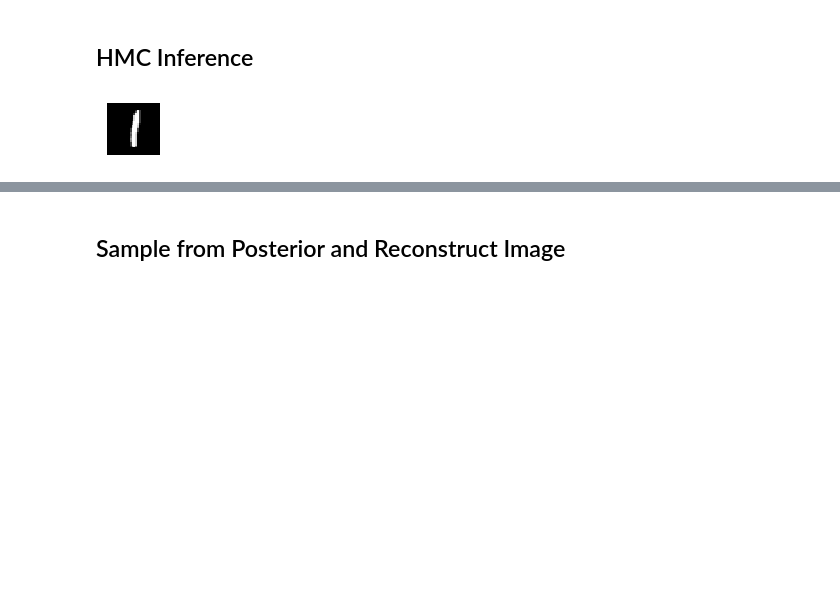
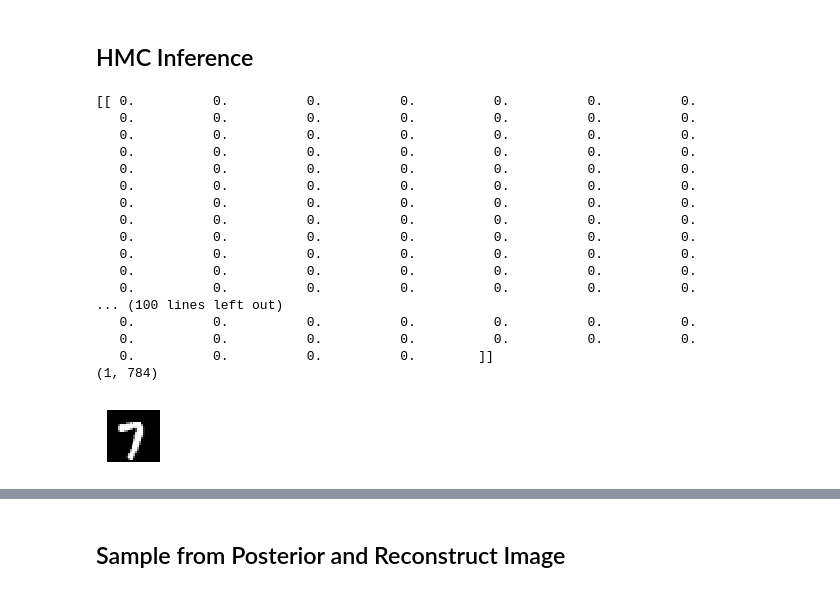
Before and after one commit to shenkev/Exact-Inference-VAE-Robustness, a Jupyter notebook: hmc_vae.ipynb, the cells around one changed output, grey strips where cells are left out. Saved outputs shown, nothing was run; the diff lists cells and outputs as text; code cells hidden in the pictures; blank space fills up the shorter version.

```diff
--- a/hmc_vae.ipynb
+++ b/hmc_vae.ipynb
@@ -155,28 +176,48 @@ def init_uninited_vars():
 # %%
 %matplotlib inline
 
 inference_batch_size = 1
 x_gt, _ = mnist.train.next_batch(inference_batch_size)
 plot(x_gt)
 
 T = 5000 # number of empirical samples in posterior
 img_dim = 28
 hmc_steps = T
-leap_steps = 2
-
+leap_steps = 10
+print x_gt
 z = Normal(loc=tf.zeros([inference_batch_size, z_dim]), scale=tf.ones([inference_batch_size, z_dim])) # sample z
 
-_, dec_x_logits = P(z)
-X = Bernoulli(logits=dec_x_logits)
+normalized_dec_x, dec_x_logits = P(z)
+print dec_x_logits.shape
+
+X = Normal(loc=normalized_dec_x, scale=tf.ones([1, 28*28]))
 
 # X = Normal(loc=dec_x, scale=tf.ones(img_dim)*sig) # likelihood distrib
 qz = Empirical(params=tf.Variable(tf.zeros([T, inference_batch_size, z_dim])))
 
 inference = ed.HMC({z: qz}, data={X: x_gt})
 
-inference.initialize(step_size=0.05, n_steps=leap_steps)
+# inference.initialize(step_size=0.05, n_steps=leap_steps)
+inference.initialize()
 init_uninited_vars()
 # %% [output]
+[[ 0.          0.          0.          0.          0.          0.          0.
+   0.          0.          0.          0.          0.          0.          0.
+   0.          0.          0.          0.          0.          0.          0.
+   0.          0.          0.          0.          0.          0.          0.
+   0.          0.          0.          0.          0.          0.          0.
+   0.          0.          0.          0.          0.          0.          0.
+   0.          0.          0.          0.          0.          0.          0.
+   0.          0.          0.          0.          0.          0.          0.
+   0.          0.          0.          0.          0.          0.          0.
+   0.          0.          0.          0.          0.          0.          0.
+   0.          0.          0.          0.          0.          0.          0.
+   0.          0.          0.          0.          0.          0.          0.
+... (100 lines left out)
+   0.          0.          0.          0.          0.          0.          0.
+   0.          0.          0.          0.          0.          0.          0.
+   0.          0.          0.          0.        ]]
+(1, 784)
-[figure, old version]
+[figure, new version]
 # %%
 plt.plot(tf.squeeze(qz.params, 1).eval());
```
Also changed, not shown: parts of 7 cells of this notebook.
